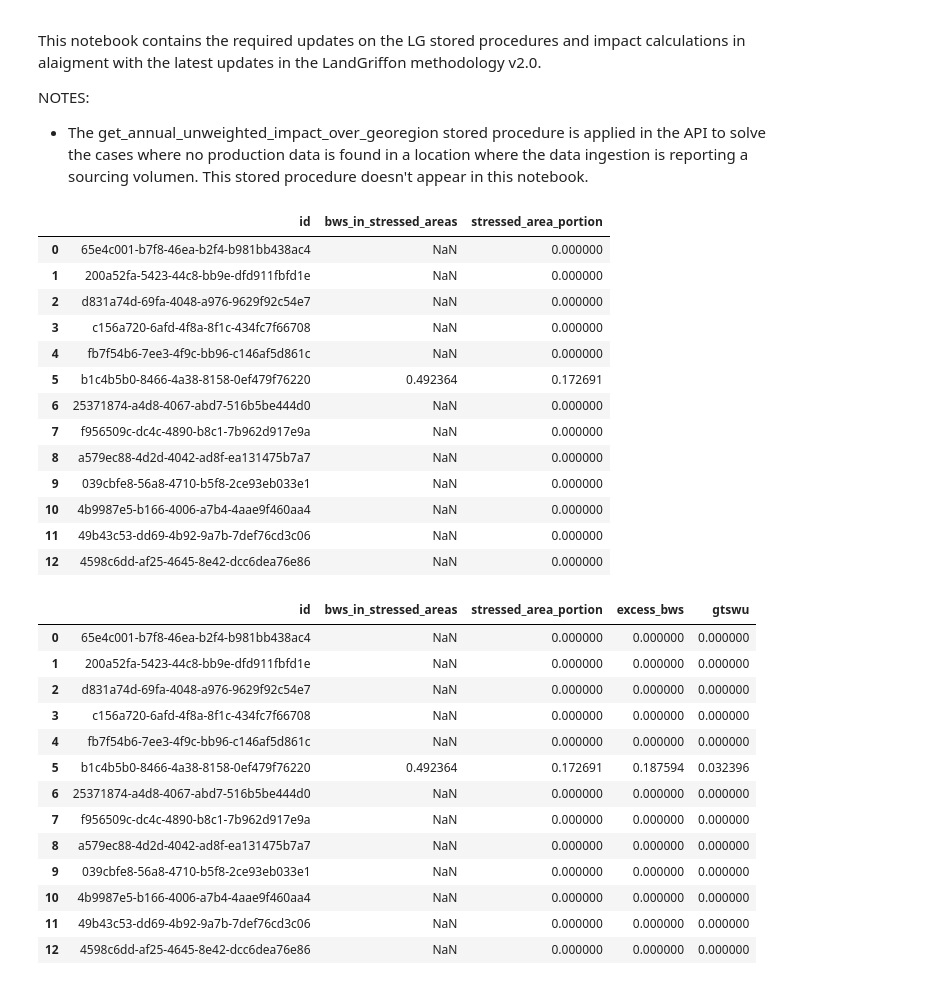
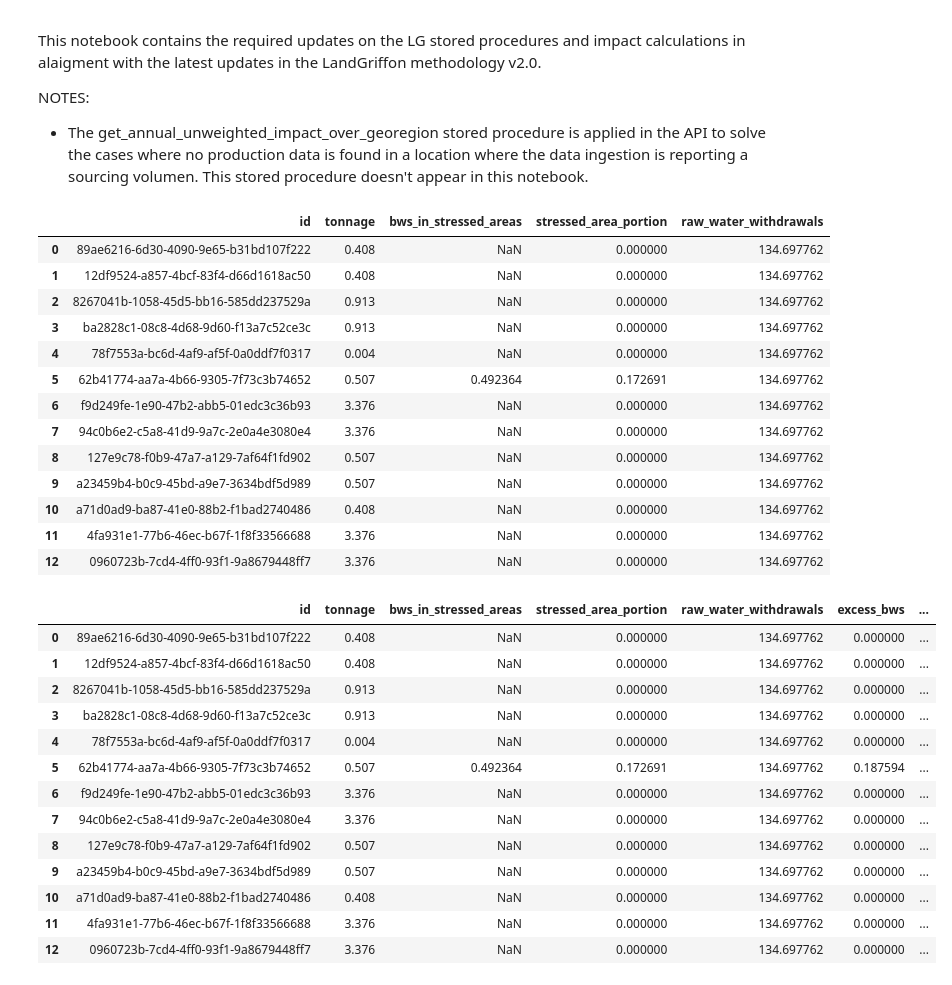
Before and after one commit to Vizzuality/landgriffon, a Jupyter notebook: data/notebooks/Lab/Updates_in_stored_procedures_LG_v2_0_09_23.ipynb, the cells around one changed output. Drawn from its saved outputs; the diff is of its cells as text; code cells hidden in the pictures.

Commit message:
include missing water withdrawals in the calculation of the new indicator

```diff
--- a/data/notebooks/Lab/Updates_in_stored_procedures_LG_v2_0_09_23.ipynb
+++ b/data/notebooks/Lab/Updates_in_stored_procedures_LG_v2_0_09_23.ipynb
@@ -392,54 +392,69 @@ df = pd.read_sql_query(
     + SQL_BWS_IN_STRESSED_AREAS
     + """
     SELECT
+        sr.id,
+        sr.tonnage,
+        sl.bws_in_stressed_areas,
+        sl.stressed_area_portion,
+        sl.raw_water_withdrawals
+    FROM sourcing_records sr
+    INNER JOIN
+    (
+    SELECT
         id,
         get_bws_in_stressed_areas("geoRegionId", 'WGSWU_NEW', "materialId", 'producer') AS bws_in_stressed_areas,
-        get_stressed_area_portion("geoRegionId", 'WGSWU_NEW', "materialId", 'producer') AS stressed_area_portion
+        get_stressed_area_portion("geoRegionId", 'WGSWU_NEW', "materialId", 'producer') AS stressed_area_portion,
+        get_indicator_coefficient_impact(
+            'WW', "adminRegionId", "materialId"
+        ) raw_water_withdrawals
     FROM sourcing_location
+    ) AS sl
+    ON sr."sourcingLocationId" = sl."id"
     """,
     conn,
 )
 
 df
 # %% [output]
-|  | id | bws_in_stressed_areas | stressed_area_portion |
-| 0 | 65e4c001-b7f8-46ea-b2f4-b981bb438ac4 | NaN | 0.000000 |
-| 1 | 200a52fa-5423-44c8-bb9e-dfd911fbfd1e | NaN | 0.000000 |
-| 2 | d831a74d-69fa-4048-a976-9629f92c54e7 | NaN | 0.000000 |
-| 3 | c156a720-6afd-4f8a-8f1c-434fc7f66708 | NaN | 0.000000 |
-| 4 | fb7f54b6-7ee3-4f9c-bb96-c146af5d861c | NaN | 0.000000 |
-| 5 | b1c4b5b0-8466-4a38-8158-0ef479f76220 | 0.492364 | 0.172691 |
-| 6 | 25371874-a4d8-4067-abd7-516b5be444d0 | NaN | 0.000000 |
-| 7 | f956509c-dc4c-4890-b8c1-7b962d917e9a | NaN | 0.000000 |
-| 8 | a579ec88-4d2d-4042-ad8f-ea131475b7a7 | NaN | 0.000000 |
-| 9 | 039cbfe8-56a8-4710-b5f8-2ce93eb033e1 | NaN | 0.000000 |
-| 10 | 4b9987e5-b166-4006-a7b4-4aae9f460aa4 | NaN | 0.000000 |
-| 11 | 49b43c53-dd69-4b92-9a7b-7def76cd3c06 | NaN | 0.000000 |
-| 12 | 4598c6dd-af25-4645-8e42-dcc6dea76e86 | NaN | 0.000000 |
+|  | id | tonnage | bws_in_stressed_areas | stressed_area_portion | raw_water_withdrawals |
+| 0 | 89ae6216-6d30-4090-9e65-b31bd107f222 | 0.408 | NaN | 0.000000 | 134.697762 |
+| 1 | 12df9524-a857-4bcf-83f4-d66d1618ac50 | 0.408 | NaN | 0.000000 | 134.697762 |
+| 2 | 8267041b-1058-45d5-bb16-585dd237529a | 0.913 | NaN | 0.000000 | 134.697762 |
+| 3 | ba2828c1-08c8-4d68-9d60-f13a7c52ce3c | 0.913 | NaN | 0.000000 | 134.697762 |
+| 4 | 78f7553a-bc6d-4af9-af5f-0a0ddf7f0317 | 0.004 | NaN | 0.000000 | 134.697762 |
+| 5 | 62b41774-aa7a-4b66-9305-7f73c3b74652 | 0.507 | 0.492364 | 0.172691 | 134.697762 |
+| 6 | f9d249fe-1e90-47b2-abb5-01edc3c36b93 | 3.376 | NaN | 0.000000 | 134.697762 |
+| 7 | 94c0b6e2-c5a8-41d9-9a7c-2e0a4e3080e4 | 3.376 | NaN | 0.000000 | 134.697762 |
+| 8 | 127e9c78-f0b9-47a7-a129-7af64f1fd902 | 0.507 | NaN | 0.000000 | 134.697762 |
+| 9 | a23459b4-b0c9-45bd-a9e7-3634bdf5d989 | 0.507 | NaN | 0.000000 | 134.697762 |
+| 10 | a71d0ad9-ba87-41e0-88b2-f1bad2740486 | 0.408 | NaN | 0.000000 | 134.697762 |
+| 11 | 4fa931e1-77b6-46ec-b67f-1f8f33566688 | 3.376 | NaN | 0.000000 | 134.697762 |
+| 12 | 0960723b-7cd4-4ff0-93f1-9a8679448ff7 | 3.376 | NaN | 0.000000 | 134.697762 |
 # %%
 # 3. Calculate the "gap" or the % that BWS must be reduced to reach 0.4:
 # Excess_BWS = if(BWS_in_stressed_areas > 0.4, (BWS_in_stress_areas - 0.4) / BWS_in_stress_areas, 0)
 df["excess_bws"] = df["bws_in_stressed_areas"].apply(lambda x: (x - 0.4) / x if x > 0.4 else 0)
 
 # 4. Multiply the “gap” by the portion of withdrawals occurring in stressed areas.
 # GTSWU = Excess_BWS * Stressed_area_portion * Withdrawals
-df["gtswu"] = df["excess_bws"] * df["stressed_area_portion"]
+df["withdrawals"] = df["tonnage"] * df["raw_water_withdrawals"]
+df["gtswu"] = df["excess_bws"] * df["stressed_area_portion"] * df["withdrawals"]
 df
 # %% [output]
-|  | id | bws_in_stressed_areas | stressed_area_portion | excess_bws | gtswu |
-| 0 | 65e4c001-b7f8-46ea-b2f4-b981bb438ac4 | NaN | 0.000000 | 0.000000 | 0.000000 |
-| 1 | 200a52fa-5423-44c8-bb9e-dfd911fbfd1e | NaN | 0.000000 | 0.000000 | 0.000000 |
-| 2 | d831a74d-69fa-4048-a976-9629f92c54e7 | NaN | 0.000000 | 0.000000 | 0.000000 |
-| 3 | c156a720-6afd-4f8a-8f1c-434fc7f66708 | NaN | 0.000000 | 0.000000 | 0.000000 |
-| 4 | fb7f54b6-7ee3-4f9c-bb96-c146af5d861c | NaN | 0.000000 | 0.000000 | 0.000000 |
-| 5 | b1c4b5b0-8466-4a38-8158-0ef479f76220 | 0.492364 | 0.172691 | 0.187594 | 0.032396 |
-| 6 | 25371874-a4d8-4067-abd7-516b5be444d0 | NaN | 0.000000 | 0.000000 | 0.000000 |
-| 7 | f956509c-dc4c-4890-b8c1-7b962d917e9a | NaN | 0.000000 | 0.000000 | 0.000000 |
-| 8 | a579ec88-4d2d-4042-ad8f-ea131475b7a7 | NaN | 0.000000 | 0.000000 | 0.000000 |
-| 9 | 039cbfe8-56a8-4710-b5f8-2ce93eb033e1 | NaN | 0.000000 | 0.000000 | 0.000000 |
-| 10 | 4b9987e5-b166-4006-a7b4-4aae9f460aa4 | NaN | 0.000000 | 0.000000 | 0.000000 |
-| 11 | 49b43c53-dd69-4b92-9a7b-7def76cd3c06 | NaN | 0.000000 | 0.000000 | 0.000000 |
-| 12 | 4598c6dd-af25-4645-8e42-dcc6dea76e86 | NaN | 0.000000 | 0.000000 | 0.000000 |
+|  | id | tonnage | bws_in_stressed_areas | stressed_area_portion | raw_water_withdrawals | excess_bws | ... |
+| 0 | 89ae6216-6d30-4090-9e65-b31bd107f222 | 0.408 | NaN | 0.000000 | 134.697762 | 0.000000 | ... |
+| 1 | 12df9524-a857-4bcf-83f4-d66d1618ac50 | 0.408 | NaN | 0.000000 | 134.697762 | 0.000000 | ... |
+| 2 | 8267041b-1058-45d5-bb16-585dd237529a | 0.913 | NaN | 0.000000 | 134.697762 | 0.000000 | ... |
+| 3 | ba2828c1-08c8-4d68-9d60-f13a7c52ce3c | 0.913 | NaN | 0.000000 | 134.697762 | 0.000000 | ... |
+| 4 | 78f7553a-bc6d-4af9-af5f-0a0ddf7f0317 | 0.004 | NaN | 0.000000 | 134.697762 | 0.000000 | ... |
+| 5 | 62b41774-aa7a-4b66-9305-7f73c3b74652 | 0.507 | 0.492364 | 0.172691 | 134.697762 | 0.187594 | ... |
+| 6 | f9d249fe-1e90-47b2-abb5-01edc3c36b93 | 3.376 | NaN | 0.000000 | 134.697762 | 0.000000 | ... |
+| 7 | 94c0b6e2-c5a8-41d9-9a7c-2e0a4e3080e4 | 3.376 | NaN | 0.000000 | 134.697762 | 0.000000 | ... |
+| 8 | 127e9c78-f0b9-47a7-a129-7af64f1fd902 | 0.507 | NaN | 0.000000 | 134.697762 | 0.000000 | ... |
+| 9 | a23459b4-b0c9-45bd-a9e7-3634bdf5d989 | 0.507 | NaN | 0.000000 | 134.697762 | 0.000000 | ... |
+| 10 | a71d0ad9-ba87-41e0-88b2-f1bad2740486 | 0.408 | NaN | 0.000000 | 134.697762 | 0.000000 | ... |
+| 11 | 4fa931e1-77b6-46ec-b67f-1f8f33566688 | 3.376 | NaN | 0.000000 | 134.697762 | 0.000000 | ... |
+| 12 | 0960723b-7cd4-4ff0-93f1-9a8679448ff7 | 3.376 | NaN | 0.000000 | 134.697762 | 0.000000 | ... |
 # %%
 sourcing_records = pd.read_sql_query(
     SQL_GET_STRESSED_AREA_PORTION
```
